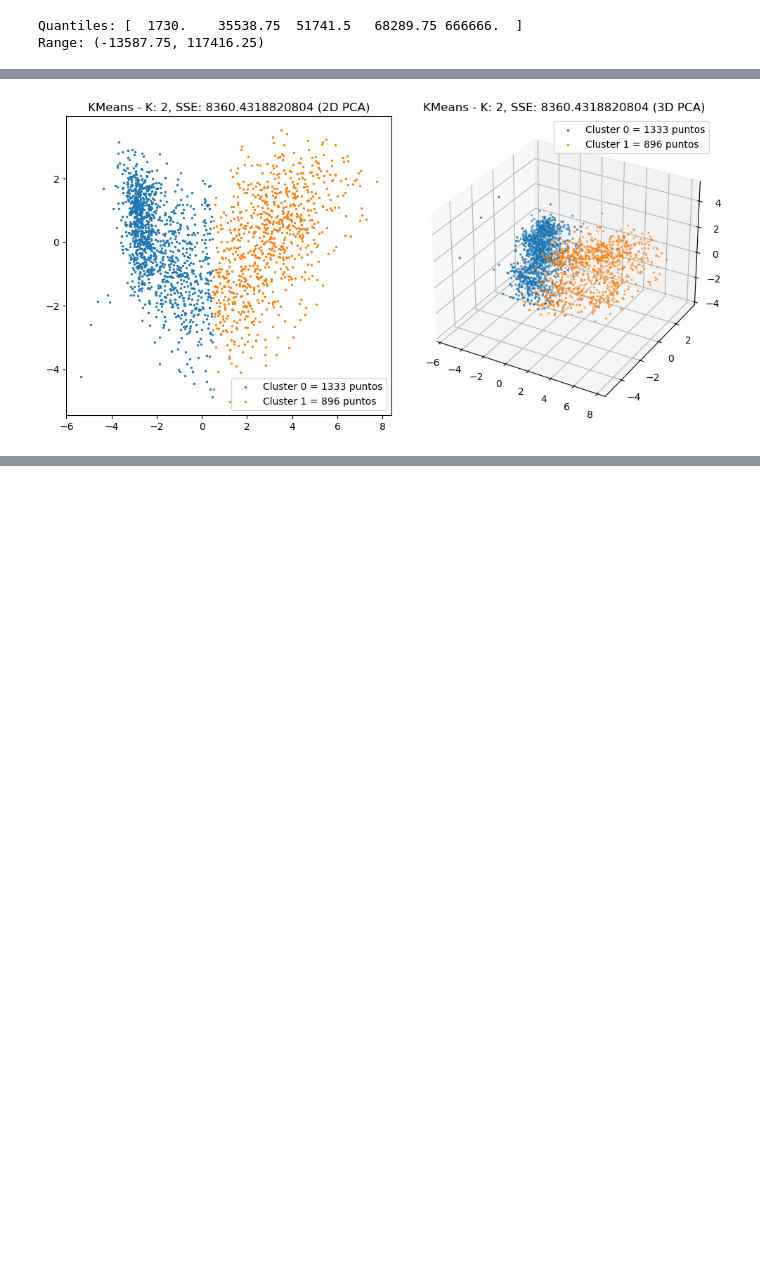
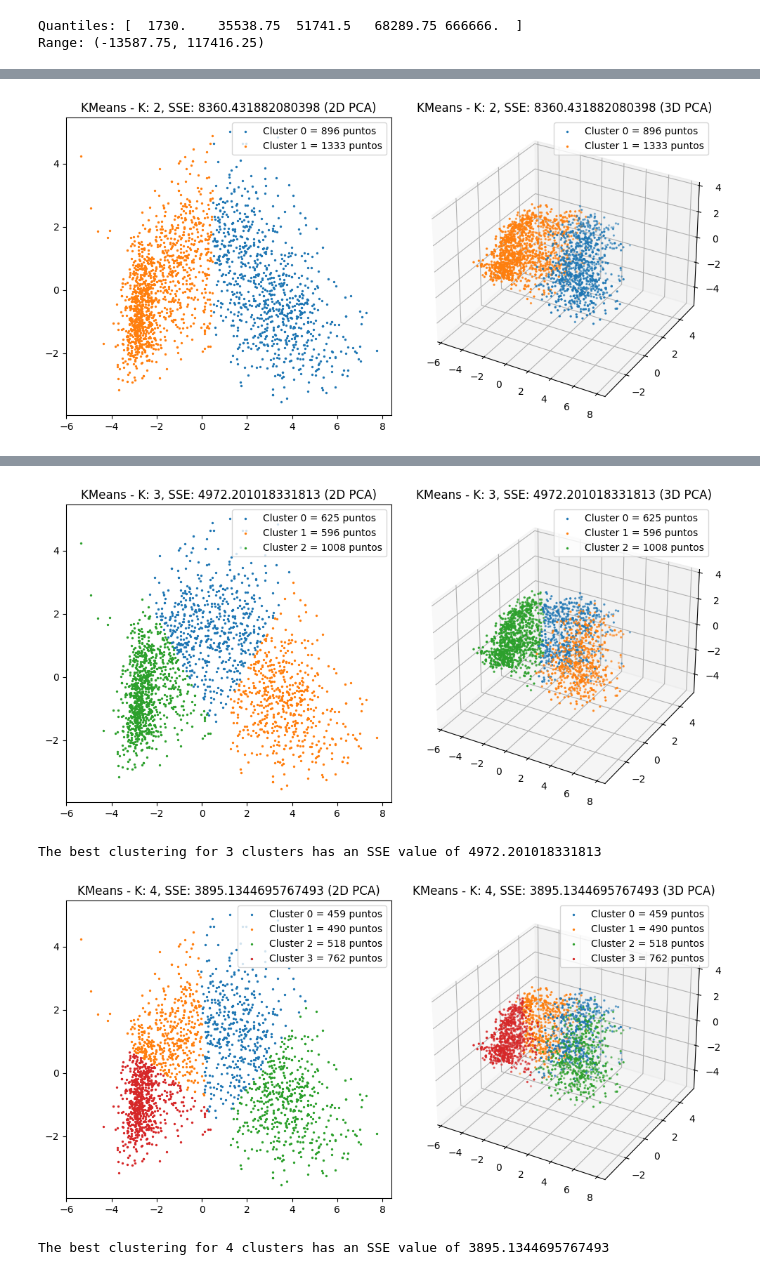
Before and after one commit to SAGR2003/Reto-Clustering-stackies, a Jupyter notebook: reto-clustering.ipynb, the cells around one changed output, grey strips where cells are left out. Saved outputs shown, nothing was run; the diff lists cells and outputs as text; code cells hidden in the pictures; blank space fills up the shorter version.

```diff
--- a/reto-clustering.ipynb
+++ b/reto-clustering.ipynb
@@ -240,4 +252,5 @@ df_normalized = pd.DataFrame(normalized_array, columns=column_list)
 # %%
+df_normalized = pd.DataFrame(StandardScaler().fit_transform(clients), columns=clients.columns)
 clients_2D, _ = PCA(df_normalized, 2)
 clients_3D, _ = PCA(df_normalized, 3)
 
@@ -254,31 +267,31 @@ for i, k in enumerate(kmeans_config):
         clusters, centroids = kMeans(clients_2D, k)
         sse = calculate_sse(clients_2D, clusters, centroids)
         if sse < best_sse:
             best_sse = sse
             best_clusters = clusters
 
     best_clusters_kmeans[i] = (best_sse, best_clusters)
 
     plt.figure(figsize=(10, 5))
     unique_clusters, counts = np.unique(best_clusters, return_counts=True)
 
     plt.subplot(1, 2, 1)
     for cluster_label in unique_clusters:
         cluster_mask = (best_clusters == cluster_label)
         plt.scatter(clients_2D[cluster_mask, 0], clients_2D[cluster_mask, 1], label=f'Cluster {cluster_label} = {counts[cluster_label]} puntos', s=2)
     plt.title(f'KMeans - K: {k}, SSE: {best_sse} (2D PCA)')
     plt.legend()
 
     ax = plt.subplot(1, 2, 2, projection='3d')
     for cluster_label in unique_clusters:
         cluster_mask = (best_clusters == cluster_label)
         ax.scatter(clients_3D[cluster_mask, 0], clients_3D[cluster_mask, 1], clients_3D[cluster_mask, 2], label=f'Cluster {cluster_label} = {counts[cluster_label]} puntos', s=2)
     plt.title(f'KMeans - K: {k}, SSE: {best_sse} (3D PCA)')
     ax.legend()
 
     plt.tight_layout()
     plt.show()
 
     print(f"The best clustering for {k} clusters has an SSE value of {best_sse}")
 # %% [output]
-[figure, old version]
+[figure, new version]
@@ -285,0 +299,4 @@ The best clustering for 2 clusters has an SSE value of 8360.4318820804
+[figure, added]
+The best clustering for 3 clusters has an SSE value of 4972.201018331813
+[figure, added]
+The best clustering for 4 clusters has an SSE value of 3895.1344695767493
```
Also changed, not shown: parts of 9 cells of this notebook, 3 other files.
